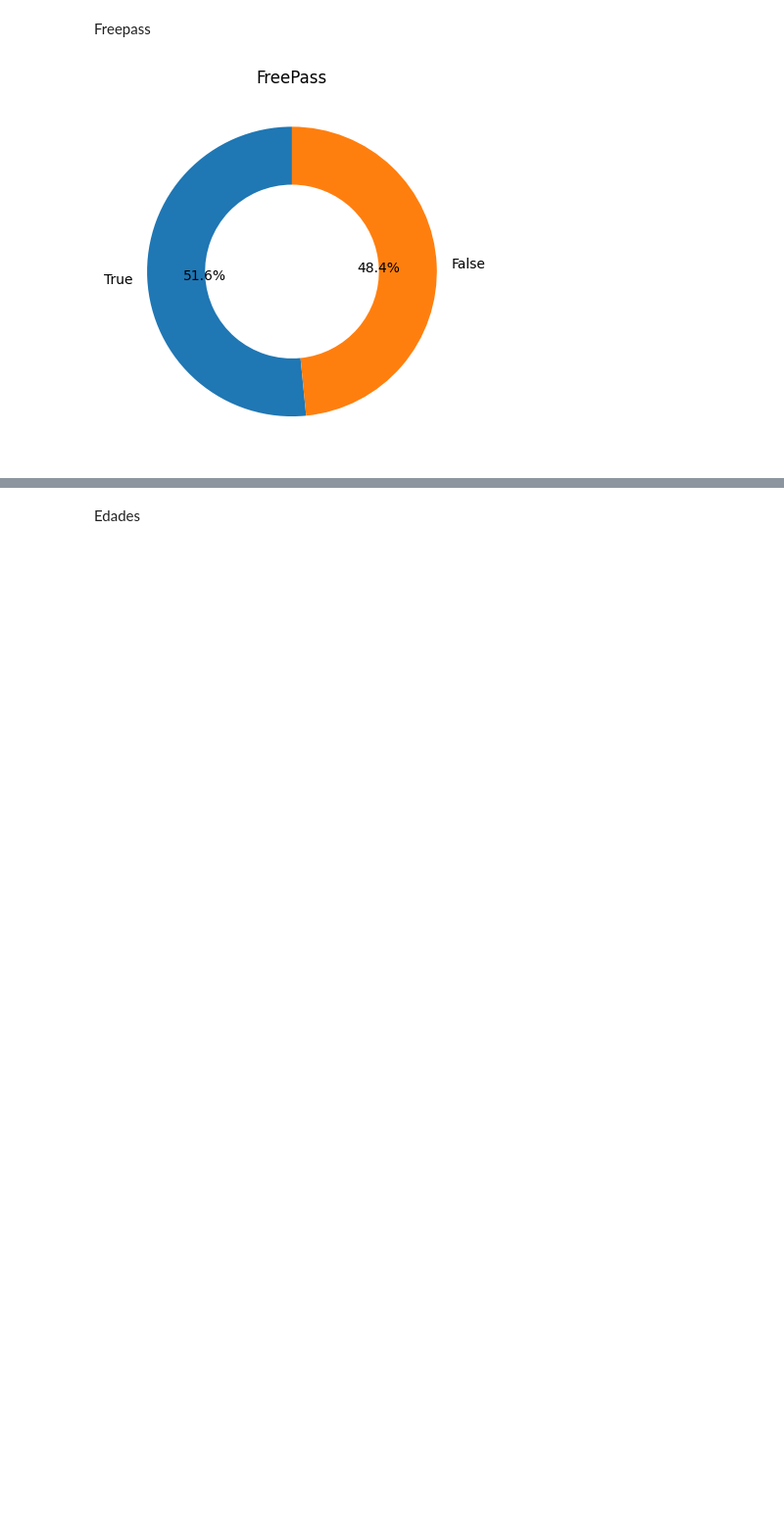
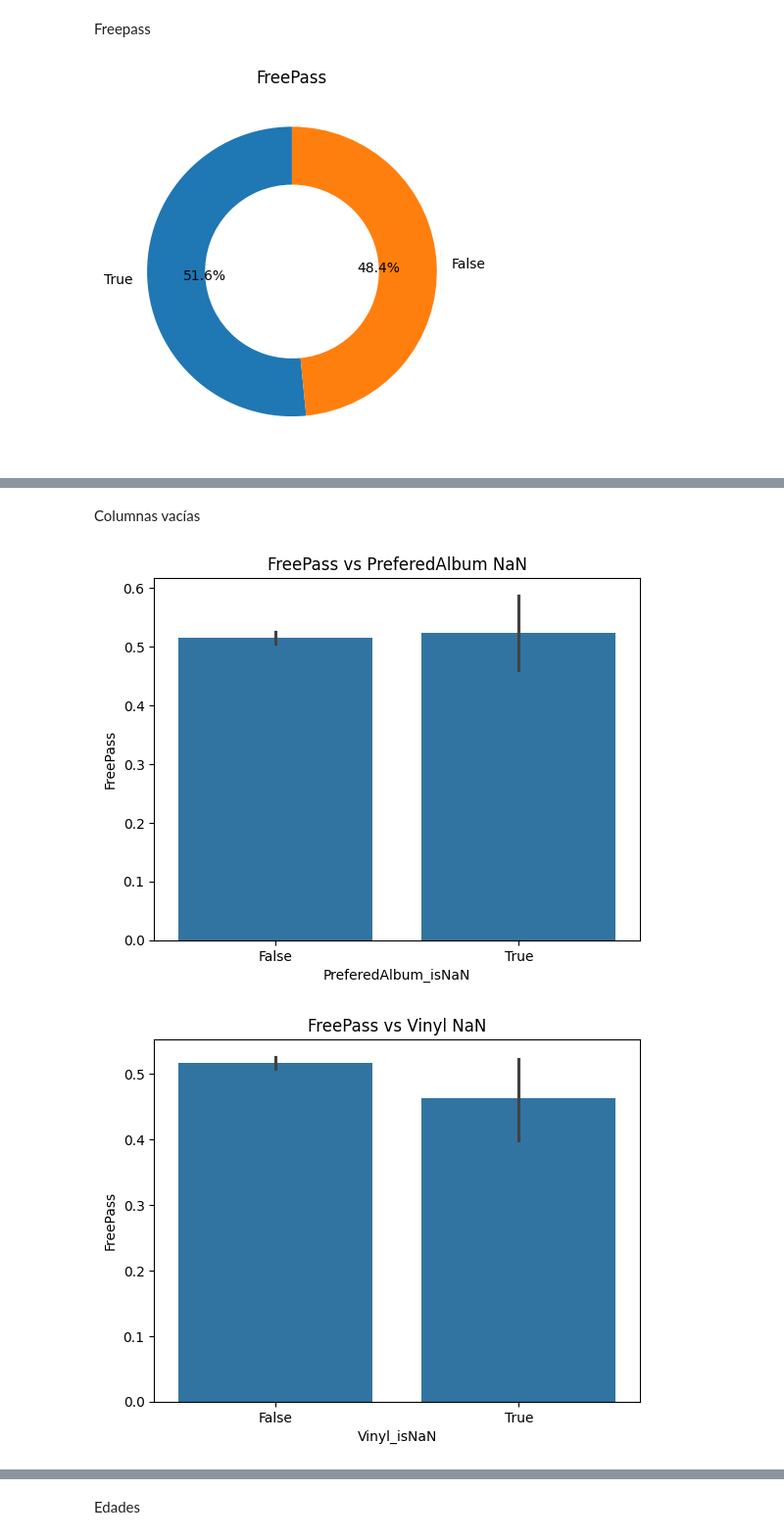
Before and after one commit to anacanoherranz/kagglada, a Jupyter notebook: notebook_julia.ipynb, the cells around one changed output, grey strips where cells are left out. Shown: that part at 98% size. Saved outputs shown, nothing was run; the diff lists cells and outputs as text; code cells hidden in the pictures; blank space fills up the shorter version.

```diff
--- a/notebook_julia.ipynb
+++ b/notebook_julia.ipynb
@@ -4,5 +4,6 @@
 import pandas as pd
 import matplotlib.pyplot as plt
 
-df=pd.read_csv('complex-master-learn-and-get-your-mark/train.csv')
+train=pd.read_csv('complex-master-learn-and-get-your-mark/train.csv')
+test=pd.read_csv('complex-master-learn-and-get-your-mark/test.csv')
 # %%
@@ -68,0 +94,32 @@ Más o menos 50% a cada lado
+# %% [markdown]
+Columnas vacías
+# %%
+nan_cols = [
+    'PreferedAlbum',
+    'Vinyl',
+    'TicketInfo',
+    'Opinion',
+    'Concert',
+    'Age',
+    'VIP'
+]
+# %%
+for col in nan_cols:
+    train[f'{col}_isNaN'] = train[col].isna()
+    test[f'{col}_isNaN'] = test[col].isna()
+# %%
+import seaborn as sns
+import matplotlib.pyplot as plt
+
+for col in nan_cols:
+    plt.figure()
+    sns.barplot(
+        x=f'{col}_isNaN',
+        y='FreePass',
+        data=train
+    )
+    plt.title(f'FreePass vs {col} NaN')
+    plt.show()
+# %% [output]
+[figure, added]
+[figure, added]
```
Also changed, not shown: parts of 37 cells of this notebook, 2 other files.
